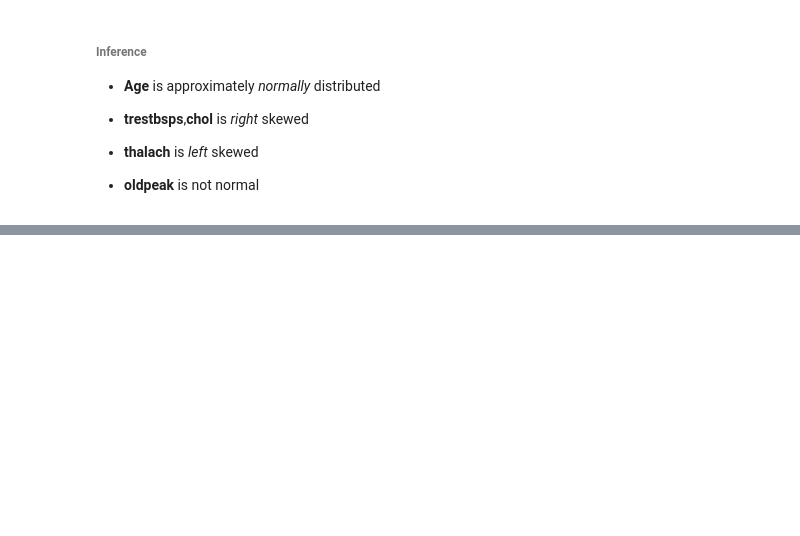
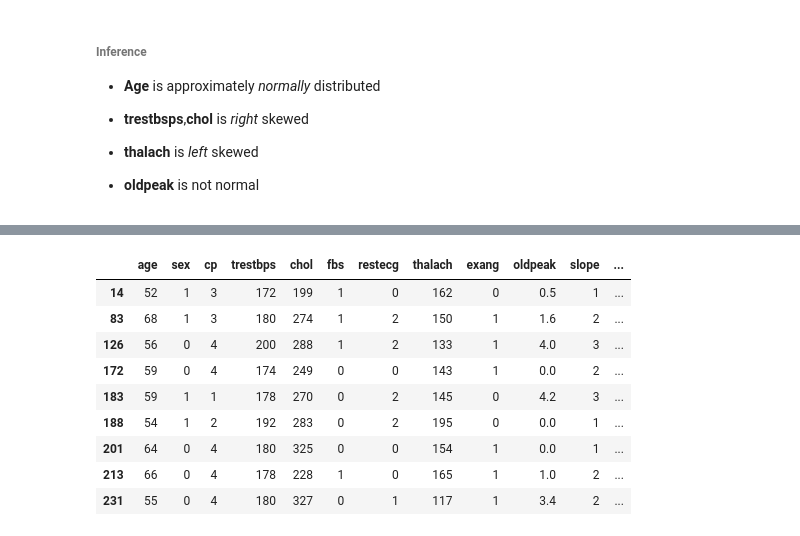
Before and after one commit to HussainAhmed202/MLProject, a Jupyter notebook: notebooks/heart_disease_prediction.ipynb, the cells around one changed output, grey strips where cells are left out. Cells and saved outputs as stored; diff of their text form; code cells hidden in the pictures; blank space fills up the shorter version.

Commit message:
Handling outliers half completed

```diff
--- a/notebooks/heart_disease_prediction.ipynb
+++ b/notebooks/heart_disease_prediction.ipynb
@@ -252,0 +345,3 @@ plt.show()
+# %%
+for feat in numeric_feat:
+  print(f"{feat} skewness = {df[feat].skew()}")
@@ -252,0 +360,7 @@ plt.show()
+# %%
+# check outliers using IQR method
+Q1 = df[numeric_feat].quantile(0.25)
+Q3 = df[numeric_feat].quantile(0.75)
+IQR = Q3 - Q1
+outliers_count_specified = ((df[numeric_feat] < (Q1 - 1.5 * IQR)) | (df[numeric_feat] > (Q3 + 1.5 * IQR))).sum()
+outliers_count_specified
@@ -252,0 +381,20 @@ plt.show()
+# %%
+def show_outlier_data(dataframe:pd.DataFrame,feat:str) -> pd.DataFrame:
+  Q1 = dataframe[feat].quantile(0.25)
+  Q3 = dataframe[feat].quantile(0.75)
+  IQR = Q3 - Q1
+  return dataframe[(dataframe[feat] < (Q1 - 1.5 * IQR)) | (dataframe[feat] > (Q3 + 1.5 * IQR))]
+# %%
+# display the blood pressure outlier rows
+show_outlier_data(df,"trestbps")
+# %% [output]
+|  | age | sex | cp | trestbps | chol | fbs | restecg | thalach | exang | oldpeak | slope | ... |
+| 14 | 52 | 1 | 3 | 172 | 199 | 1 | 0 | 162 | 0 | 0.5 | 1 | ... |
+| 83 | 68 | 1 | 3 | 180 | 274 | 1 | 2 | 150 | 1 | 1.6 | 2 | ... |
+| 126 | 56 | 0 | 4 | 200 | 288 | 1 | 2 | 133 | 1 | 4.0 | 3 | ... |
+| 172 | 59 | 0 | 4 | 174 | 249 | 0 | 0 | 143 | 1 | 0.0 | 2 | ... |
+| 183 | 59 | 1 | 1 | 178 | 270 | 0 | 2 | 145 | 0 | 4.2 | 3 | ... |
+| 188 | 54 | 1 | 2 | 192 | 283 | 0 | 2 | 195 | 0 | 0.0 | 1 | ... |
+| 201 | 64 | 0 | 4 | 180 | 325 | 0 | 0 | 154 | 1 | 0.0 | 1 | ... |
+| 213 | 66 | 0 | 4 | 178 | 228 | 1 | 0 | 165 | 1 | 1.0 | 2 | ... |
+| 231 | 55 | 0 | 4 | 180 | 327 | 0 | 1 | 117 | 1 | 3.4 | 2 | ... |
```
Also changed, not shown: parts of 21 cells of this notebook.
